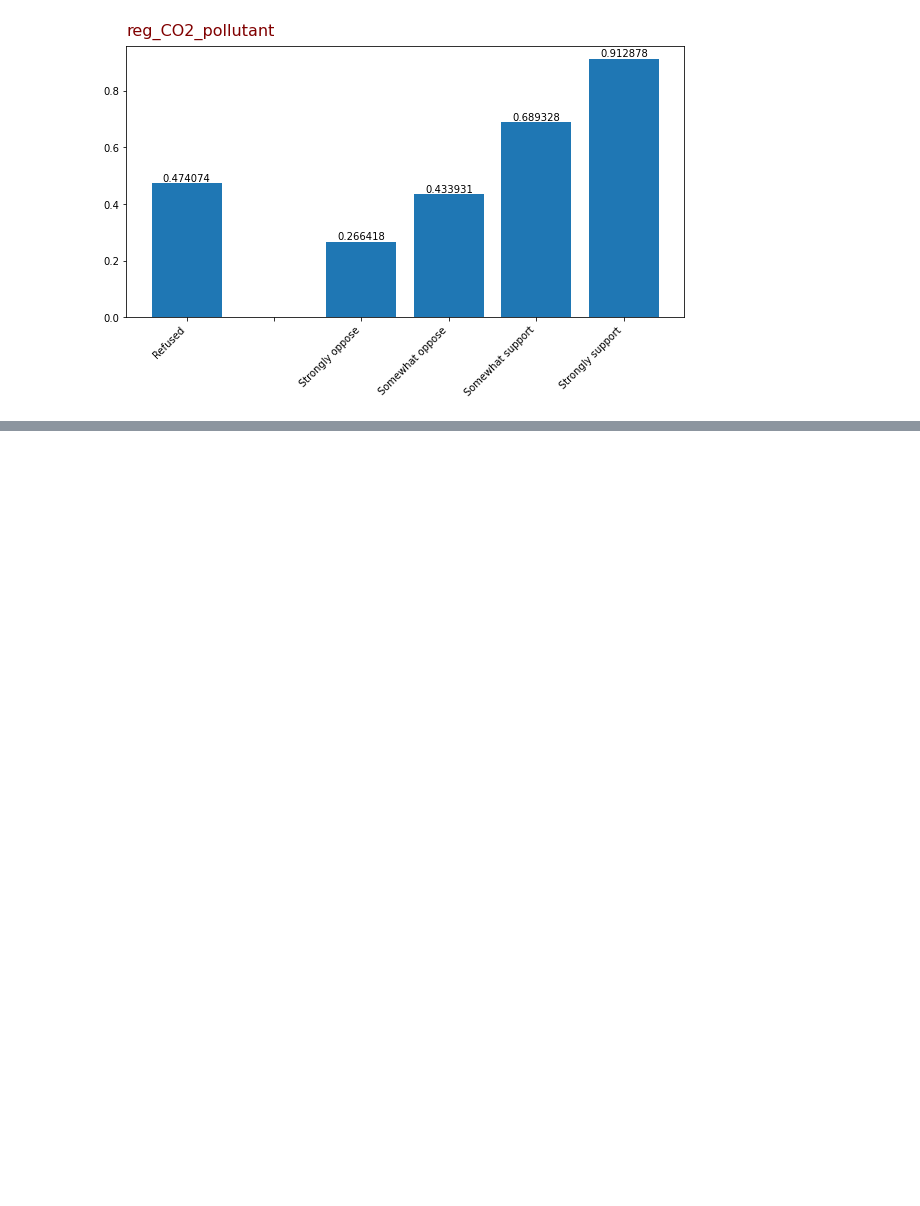
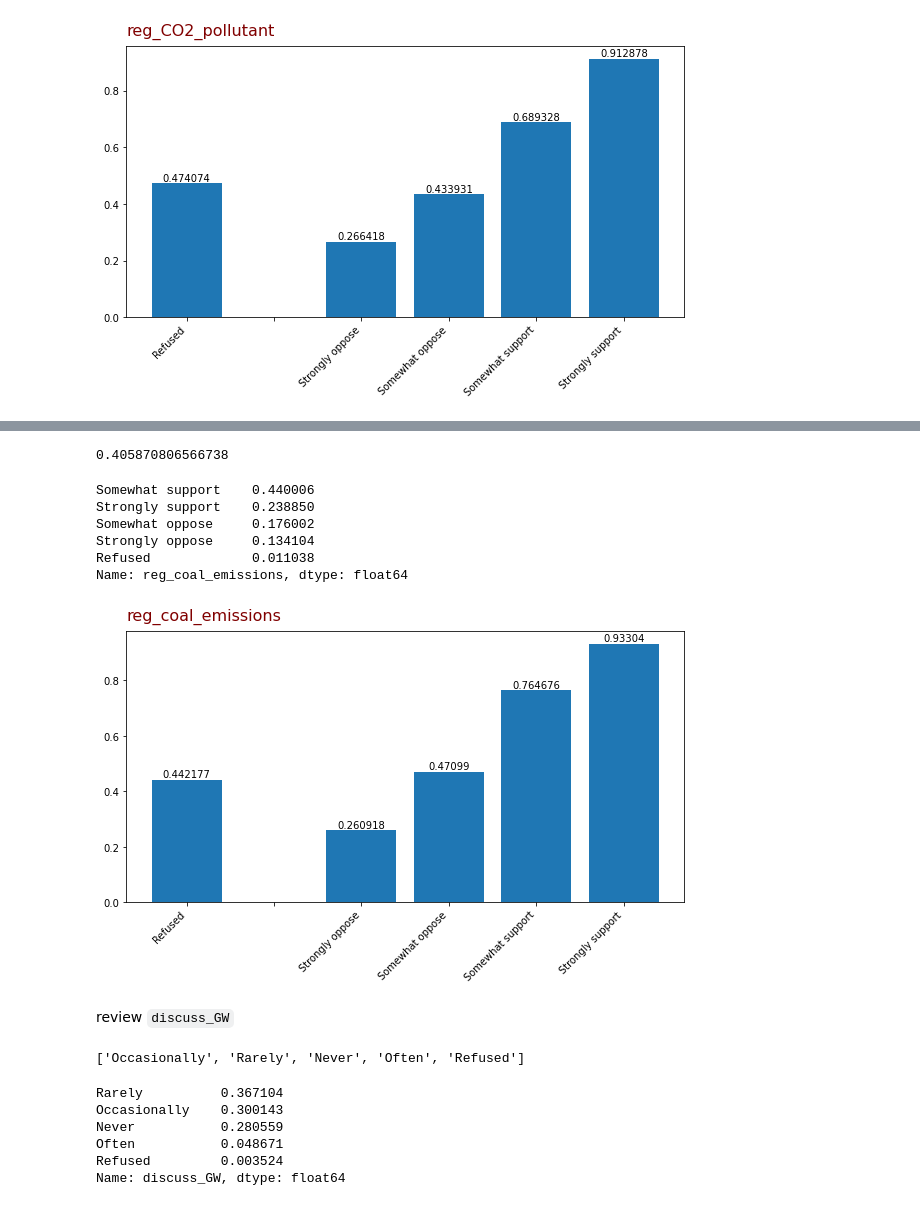
Before and after one commit to sabaiitj/Climate-Change-Survey, a Jupyter notebook: code/Larry EDA.ipynb, the cells around one changed output, grey strips where cells are left out. Saved outputs shown, nothing was run; the diff lists cells and outputs as text; code cells hidden in the pictures; blank space fills up the shorter version.

```diff
--- a/code/Larry EDA.ipynb
+++ b/code/Larry EDA.ipynb
@@ -257,0 +350,47 @@ ax.set_title("reg_CO2_pollutant", loc = 'left', pad = 10
+# %%
+df.reg_coal_emissions.isnull().sum() / df.shape[0]
+# %% [output]
+0.405870806566738
+# %%
+df.reg_coal_emissions.value_counts(normalize = True)
+# %% [output]
+Somewhat support    0.440006
+Strongly support    0.238850
+Somewhat oppose     0.176002
+Strongly oppose     0.134104
+Refused             0.011038
+Name: reg_coal_emissions, dtype: float64
+# %%
+ordinals = ['Refused', '', 'Strongly oppose', 'Somewhat oppose', 'Somewhat support'
+            ,'Strongly support']
+# %%
+df.reg_coal_emissions = df.reg_coal_emissions.replace(
+                                {val: i for i,val in zip(range(-1,5),ordinals)})
+# %%
+# graph
+fig, ax = plt.subplots(1,1,figsize = (10,5))
+
+bar = ax.bar(df.groupby('reg_coal_emissions').mean().index,
+        height = df.groupby('reg_coal_emissions').mean().target)
+ax.bar_label(bar)
+ax.set_xticks(range(-1,5))
+ax.set_xticklabels(ordinals, rotation = 45, ha='right');
+ax.set_title("reg_coal_emissions", loc = 'left', pad = 10
+             , fontsize = 16, color = 'maroon');
+# %% [output]
+[figure, added]
+# %% [markdown]
+review `discuss_GW`
+# %%
+list(df.discuss_GW.unique())
+# %% [output]
+['Occasionally', 'Rarely', 'Never', 'Often', 'Refused']
+# %%
+df.discuss_GW.value_counts(normalize = True)
+# %% [output]
+Rarely          0.367104
+Occasionally    0.300143
+Never           0.280559
+Often           0.048671
+Refused         0.003524
+Name: discuss_GW, dtype: float64
```
Also changed, not shown: parts of 42 cells of this notebook.
